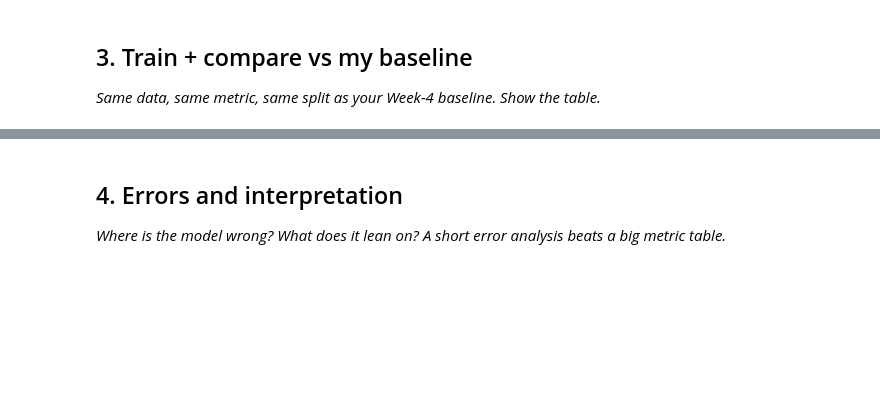
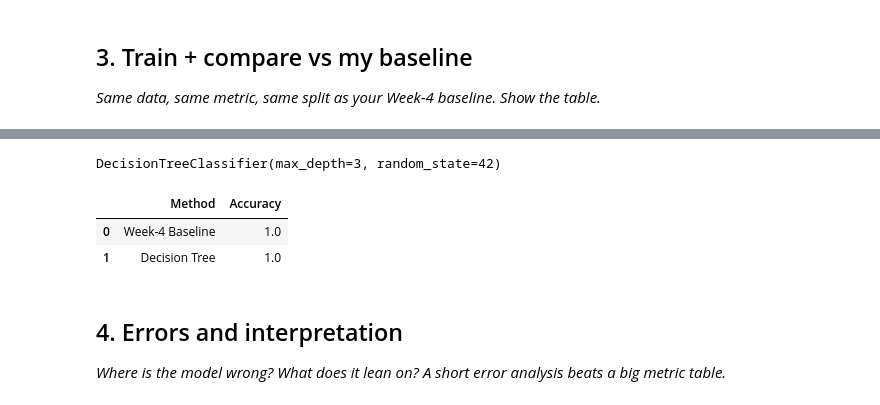
Before and after one commit to a-demesa/flyrank-ml, a Jupyter notebook: work/notebooks/w05_model.ipynb, the cells around one changed output, grey strips where cells are left out. Cells and saved outputs as stored; diff of their text form; code cells hidden in the pictures; blank space fills up the shorter version.

```diff
--- a/work/notebooks/w05_model.ipynb
+++ b/work/notebooks/w05_model.ipynb
@@ -21,3 +78,52 @@ This skeleton is yours to fill. Work the sections **in order** — each one has
+# %%
+X_train, X_test, y_train, y_test = train_test_split(
+    X,
+    y,
+    test_size=0.2,
+    random_state=42
+)
+# %%
+model = DecisionTreeClassifier(
+    max_depth=3,
+    random_state=42
+)
+
+model.fit(X_train, y_train)
+# %% [output]
+DecisionTreeClassifier(max_depth=3, random_state=42)
+# %%
+predictions = model.predict(X_test)
+
+model_accuracy = accuracy_score(
+    y_test,
+    predictions
+)
+# %%
+baseline_predictions = (
+    X_test["gsc_clicks"] > 0
+).astype(int)
+
+baseline_accuracy = accuracy_score(
+    y_test,
+    baseline_predictions
+)
+# %%
+comparison = pd.DataFrame({
+    "Method":[
+        "Week-4 Baseline",
+        "Decision Tree"
+    ],
+    "Accuracy":[
+        baseline_accuracy,
+        model_accuracy
+    ]
+})
+
+comparison
+# %% [output]
+|  | Method | Accuracy |
+| 0 | Week-4 Baseline | 1.0 |
+| 1 | Decision Tree | 1.0 |
 # %% [markdown]
 ## 4. Errors and interpretation
 
```
Also changed, not shown: parts of 11 cells of this notebook.
